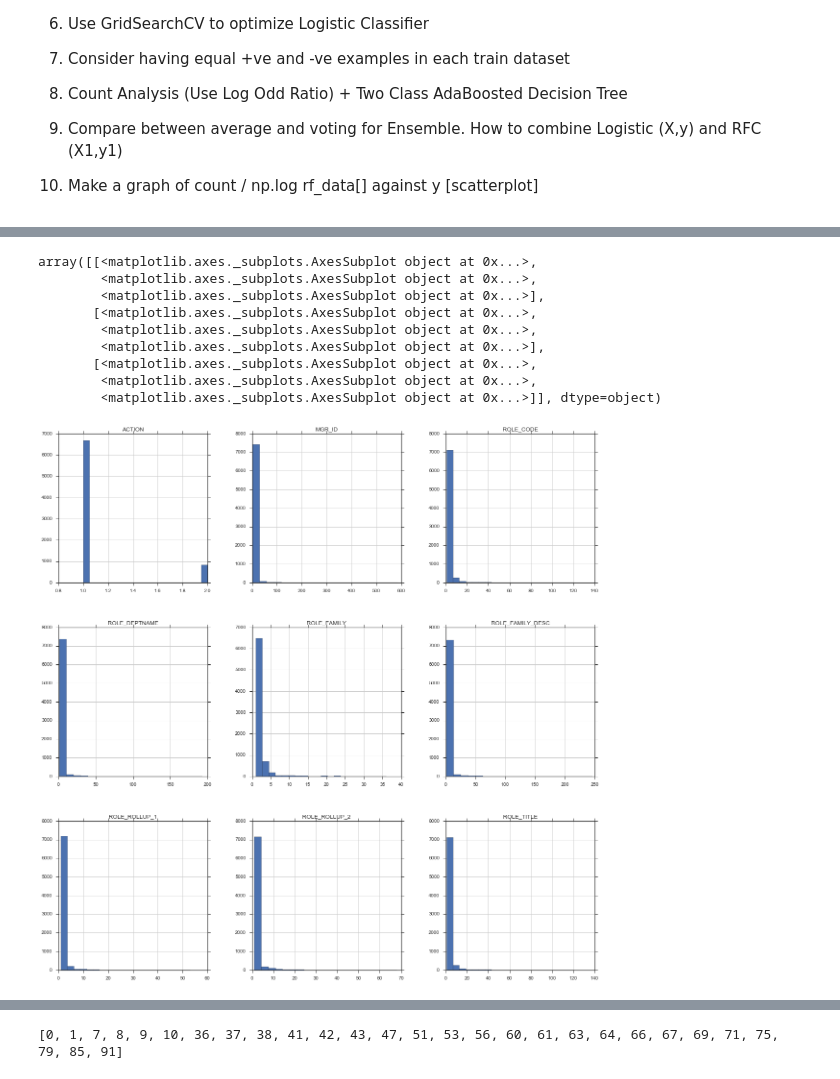
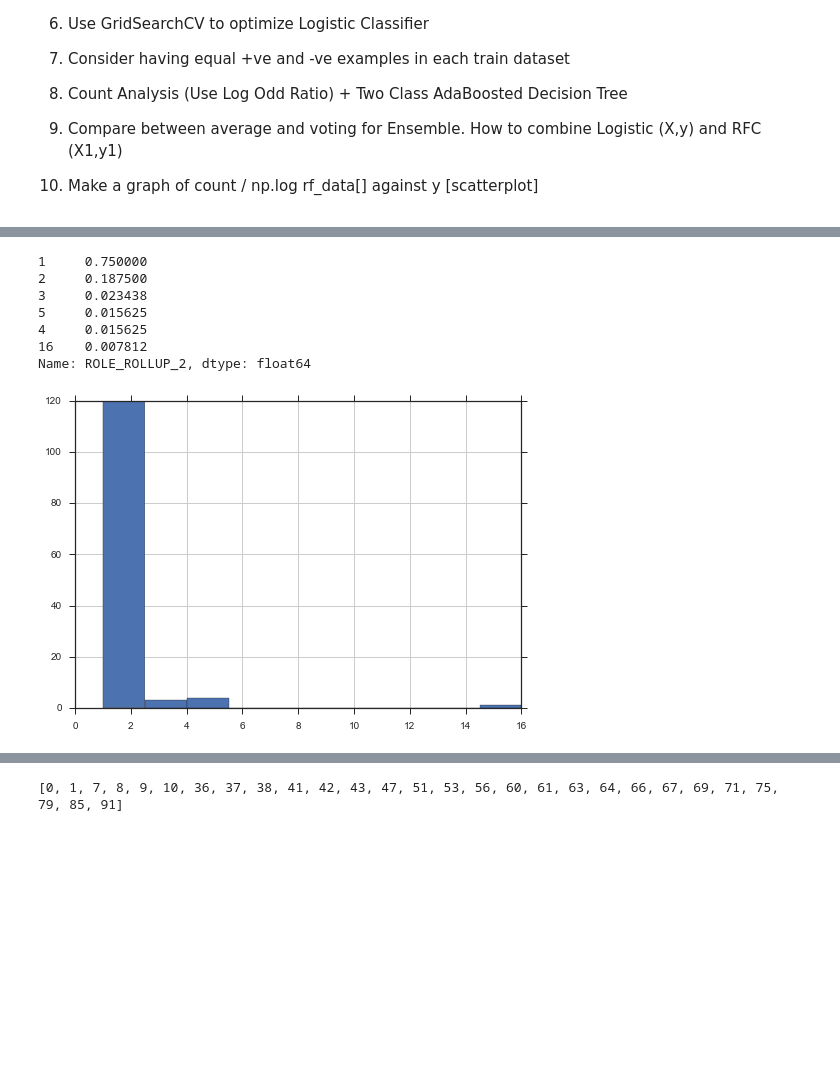
Before and after one commit to chenjennhaur/machinelearning, a Jupyter notebook: Amazon Challenge.ipynb, the cells around one changed output, grey strips where cells are left out. Cells and saved outputs as stored; diff of their text form; code cells hidden in the pictures; blank space fills up the shorter version.

```diff
--- a/Amazon Challenge.ipynb
+++ b/Amazon Challenge.ipynb
@@ -177,17 +201,16 @@ dtype: int64      ACTION    458
 dtype: int64
 # %%
 # Action, Resource, Role_Code, Role_DeptName, Role_Family, Role_Family_Desc, Role_Roll_1, Role_Roll_2, Role_Title
-rsc = df.pivot_table(index='RESOURCE',aggfunc= lambda x:len(x.unique()),fill_value=0)
-rsc.hist(bins=20,figsize=(20,20))
+rollup1 = df.pivot_table(index='ROLE_ROLLUP_1',aggfunc= lambda x:len(x.unique()),fill_value=0)
+rollup1['ROLE_ROLLUP_2'].hist()
+rollup1['ROLE_ROLLUP_2'].value_counts(normalize=True)
 # %% [output]
-array([[<matplotlib.axes._subplots.AxesSubplot object at 0x...>,
-        <matplotlib.axes._subplots.AxesSubplot object at 0x...>,
-        <matplotlib.axes._subplots.AxesSubplot object at 0x...>],
-       [<matplotlib.axes._subplots.AxesSubplot object at 0x...>,
-        <matplotlib.axes._subplots.AxesSubplot object at 0x...>,
-        <matplotlib.axes._subplots.AxesSubplot object at 0x...>],
-       [<matplotlib.axes._subplots.AxesSubplot object at 0x...>,
-        <matplotlib.axes._subplots.AxesSubplot object at 0x...>,
-        <matplotlib.axes._subplots.AxesSubplot object at 0x...>]], dtype=object)
+1     0.750000
+2     0.187500
+3     0.023438
+5     0.015625
+4     0.015625
+16    0.007812
+Name: ROLE_ROLLUP_2, dtype: float64
-[figure, old version]
+[figure, new version]
 # %%
```
Also changed, not shown: parts of 13 cells of this notebook.
